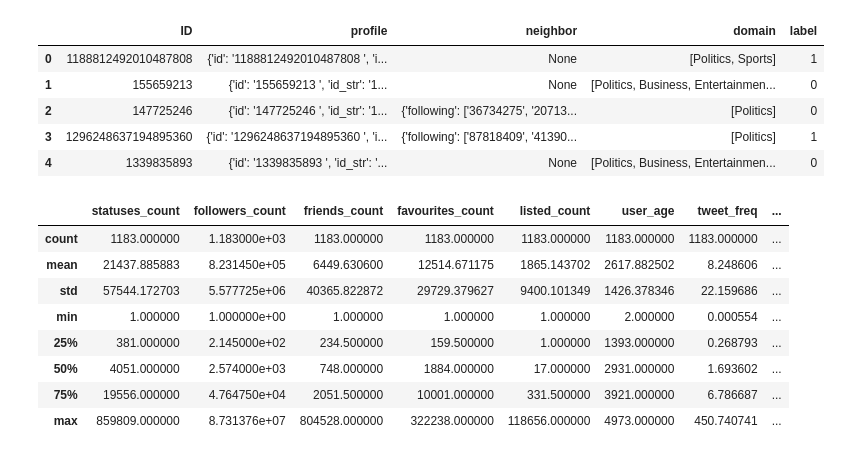
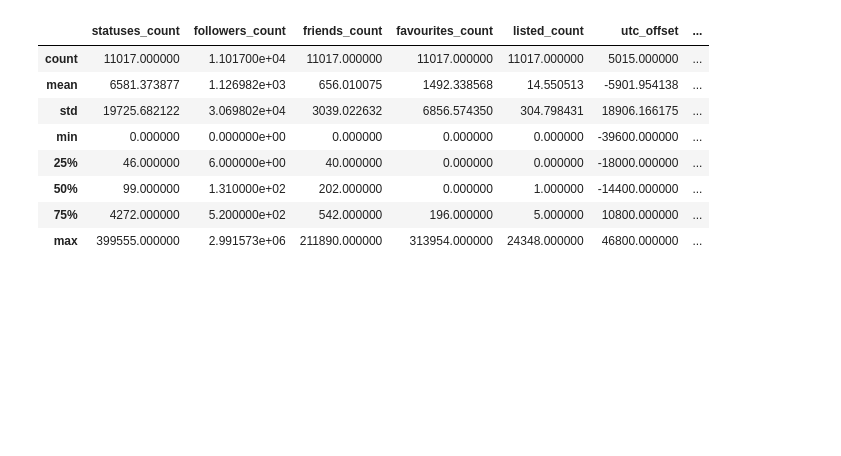
Before and after one commit to Obyka/PI_Bots_President, a Jupyter notebook: PI_model_TwiBot.ipynb, the cells around one changed output. Saved outputs shown, nothing was run; the diff lists cells and outputs as text; code cells hidden in the pictures; blank space fills up the shorter version.

Commit message:
Working on various models/datasets analysis

```diff
--- a/PI_model_TwiBot.ipynb
+++ b/PI_model_TwiBot.ipynb
@@ -13,0 +8,2 @@ ValueError: Expected object or value
+# %%
+pd.set_option('display.max_columns', 500) ## show more columns
@@ -91,62 +356,14 @@ Name: verified, Length: 8278, dtype: bool
 # %%
-import pandas as pd
-test_raw_data = pd.read_json("../Twibot-20/test.json")
-test_raw_data = test_raw_data.drop(['tweet'], axis=1)
-
-test_raw_data.head()
+from datasets import load_cresci17
+cresci17 = load_cresci17()
+cresci17.describe()
 # %% [output]
-|  | ID | profile | neighbor | domain | label |
-| 0 | 1188812492010487808 | {'id': '1188812492010487808 ', 'i... | None | [Politics, Sports] | 1 |
-| 1 | 155659213 | {'id': '155659213 ', 'id_str': '1... | None | [Politics, Business, Entertainmen... | 0 |
-| 2 | 147725246 | {'id': '147725246 ', 'id_str': '1... | {'following': ['36734275', '20713... | [Politics] | 0 |
-| 3 | 1296248637194895360 | {'id': '1296248637194895360 ', 'i... | {'following': ['87818409', '41390... | [Politics] | 1 |
-| 4 | 1339835893 | {'id': '1339835893 ', 'id_str': '... | None | [Politics, Business, Entertainmen... | 0 |
+|  | statuses_count | followers_count | friends_count | favourites_count | listed_count | utc_offset | ... |
+| count | 11017.000000 | 1.101700e+04 | 11017.000000 | 11017.000000 | 11017.000000 | 5015.000000 | ... |
+| mean | 6581.373877 | 1.126982e+03 | 656.010075 | 1492.338568 | 14.550513 | -5901.954138 | ... |
+| std | 19725.682122 | 3.069802e+04 | 3039.022632 | 6856.574350 | 304.798431 | 18906.166175 | ... |
+| min | 0.000000 | 0.000000e+00 | 0.000000 | 0.000000 | 0.000000 | -39600.000000 | ... |
+| 25% | 46.000000 | 6.000000e+00 | 40.000000 | 0.000000 | 0.000000 | -18000.000000 | ... |
+| 50% | 99.000000 | 1.310000e+02 | 202.000000 | 0.000000 | 1.000000 | -14400.000000 | ... |
+| 75% | 4272.000000 | 5.200000e+02 | 542.000000 | 196.000000 | 5.000000 | 10800.000000 | ... |
+| max | 399555.000000 | 2.991573e+06 | 211890.000000 | 313954.000000 | 24348.000000 | 46800.000000 | ... |
-# %%
-test_profile = pd.DataFrame([profile for profile in test_raw_data.profile])
-
-test_profile[["statuses_count","followers_count","friends_count","favourites_count","listed_count"]] = test_profile[["statuses_count","followers_count","friends_count","favourites_count","listed_count"]].apply(pd.to_numeric, errors='coerce', axis=1)
-
-test_profile.set_index('id', inplace=True)
-
-#Douteux
-test_profile = test_profile.replace([0], 1)
-
-
-test_labels = test_raw_data["label"].values
-test_dict = {"statuses_count":test_profile.statuses_count,
-                "followers_count":test_profile.followers_count,
-                "friends_count":test_profile.friends_count,
-                "favourites_count":test_profile.favourites_count,
-                "listed_count":test_profile.listed_count,
-                "default_profile":test_profile.default_profile,
-                "profile_use_background_image":test_profile.profile_use_background_image,
-                "verified":test_profile.verified,
-                "user_age":(probe_date - pd.to_datetime(test_profile.created_at)).dt.days,
-                "tweet_freq": np.nan_to_num(test_profile.statuses_count / (probe_date - pd.to_datetime(test_profile.created_at)).dt.days),
-                "followers_growth_rate": np.nan_to_num(test_profile.followers_count / (probe_date - pd.to_datetime(test_profile.created_at)).dt.days),
-                "friends_growth_rate" : np.nan_to_num(test_profile.friends_count / (probe_date - pd.to_datetime(test_profile.created_at)).dt.days),
-                "favourites_growth_rate" : np.nan_to_num(test_profile.favourites_count / (probe_date - pd.to_datetime(test_profile.created_at)).dt.days),
-                "listed_growth_rate" : np.nan_to_num(test_profile.listed_count / (probe_date - pd.to_datetime(test_profile.created_at)).dt.days),
-                "followers_friends_ratio" : np.nan_to_num(test_profile.followers_count / test_profile.friends_count),
-                "screen_name_length": test_profile.screen_name.str.len(),
-                "num_digits_in_screen_name": test_profile.screen_name.str.count('\d'),
-                "name_length": test_profile.name.str.len(),
-                "num_digits_in_name": test_profile.name.str.count('\d'),
-                "description_length": test_profile.description.str.len(),
-                 "label":test_labels
-               }
-test_features = pd.DataFrame(data=test_dict)
-test_features = test_features.replace({'True': True, 'False': False})
-test_features.fillna(0)
-
-test_features.describe()
-# %% [output]
-|  | statuses_count | followers_count | friends_count | favourites_count | listed_count | user_age | tweet_freq | ... |
-| count | 1183.000000 | 1.183000e+03 | 1183.000000 | 1183.000000 | 1183.000000 | 1183.000000 | 1183.000000 | ... |
-| mean | 21437.885883 | 8.231450e+05 | 6449.630600 | 12514.671175 | 1865.143702 | 2617.882502 | 8.248606 | ... |
-| std | 57544.172703 | 5.577725e+06 | 40365.822872 | 29729.379627 | 9400.101349 | 1426.378346 | 22.159686 | ... |
-| min | 1.000000 | 1.000000e+00 | 1.000000 | 1.000000 | 1.000000 | 2.000000 | 0.000554 | ... |
-| 25% | 381.000000 | 2.145000e+02 | 234.500000 | 159.500000 | 1.000000 | 1393.000000 | 0.268793 | ... |
-| 50% | 4051.000000 | 2.574000e+03 | 748.000000 | 1884.000000 | 17.000000 | 2931.000000 | 1.693602 | ... |
-| 75% | 19556.000000 | 4.764750e+04 | 2051.500000 | 10001.000000 | 331.500000 | 3921.000000 | 6.786687 | ... |
-| max | 859809.000000 | 8.731376e+07 | 804528.000000 | 322238.000000 | 118656.000000 | 4973.000000 | 450.740741 | ... |
```
Also changed, not shown: parts of 89 cells of this notebook, 1 other file.
